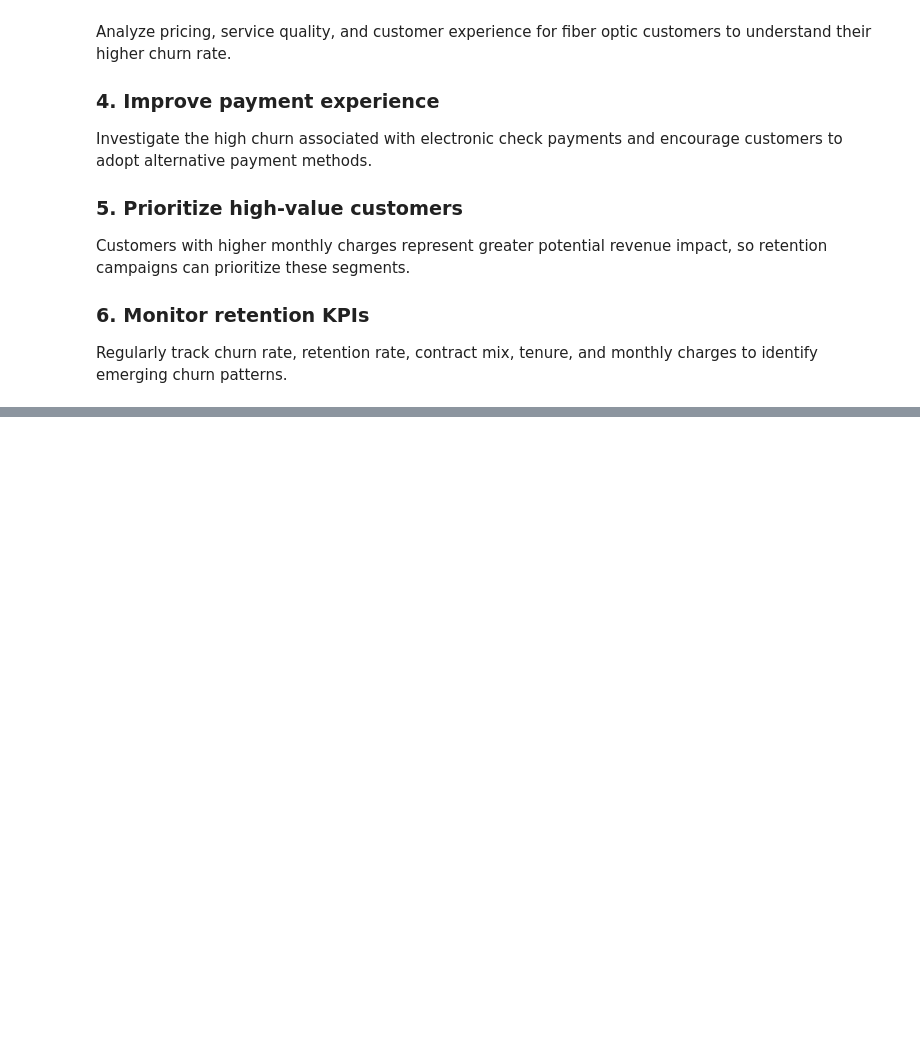
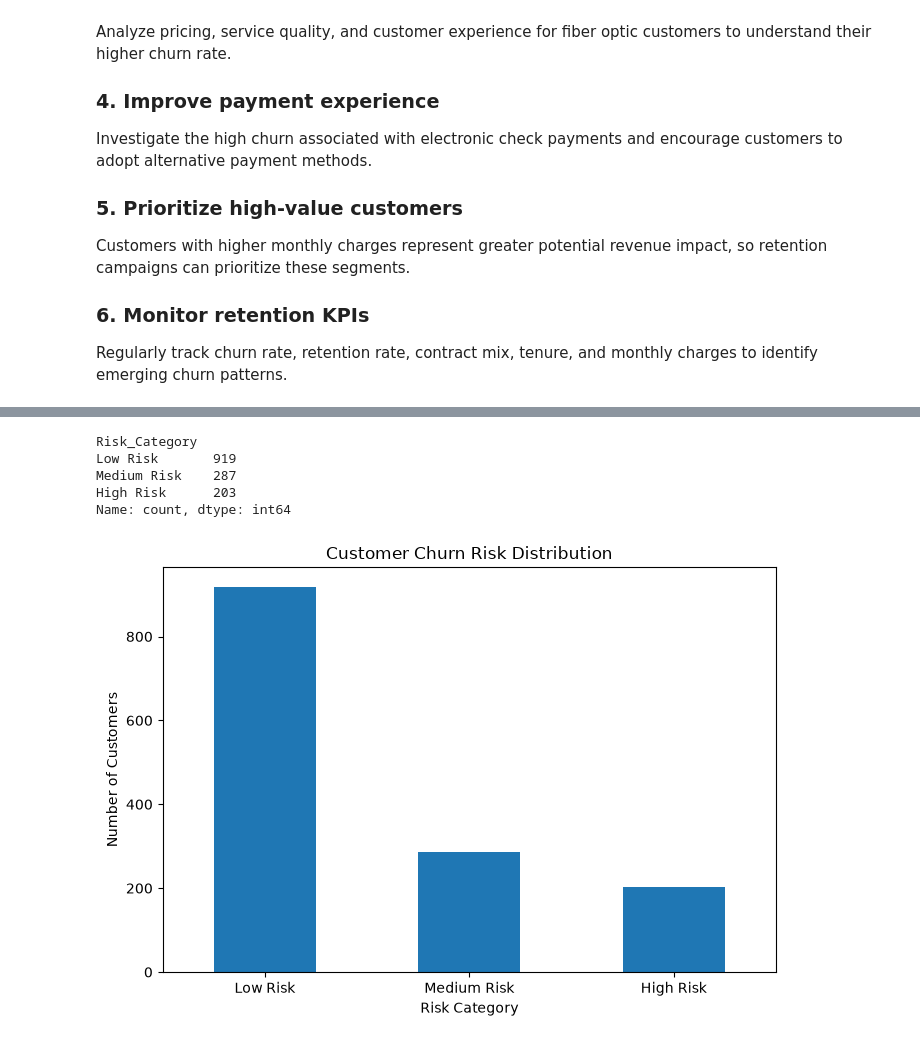
Before and after one commit to s-kamirkar/Customer-Churn-Retention-Analysis, a Jupyter notebook: notebooks/01_customer_churn_analysis.ipynb, the cells around one changed output, grey strips where cells are left out. Saved outputs shown, nothing was run; the diff lists cells and outputs as text; code cells hidden in the pictures; blank space fills up the shorter version.

```diff
--- a/notebooks/01_customer_churn_analysis.ipynb
+++ b/notebooks/01_customer_churn_analysis.ipynb
@@ -617,0 +1148,22 @@ Regularly track churn rate, retention rate, contract mix, tenure, and monthly ch
+# %%
+# Create a copy of the test dataset so we can attach predictions to customers
+risk_data = df.loc[X_test.index].copy()
+
+# Add the model's predicted probability of churn
+# This gives each customer a probability between 0 and 1
+risk_data["Churn_Probability"] = y_prob
+
+# Convert probabilities into practical customer risk categories
+# Less than 35% = Low Risk
+# 35% to 60% = Medium Risk
+# More than 60% = High Risk
+risk_data["Risk_Category"] = pd.cut(
+    risk_data["Churn_Probability"],
+    bins=[-float("inf"), 0.35, 0.60, float("inf")],
+    labels=["Low Risk", "Medium Risk", "High Risk"]
+)
+
+# Display the first 10 customers with their churn probability and risk category
+risk_data[
+    ["customerID", "Churn_Probability", "Risk_Category"]
+].head(10)
@@ -617,0 +1182,37 @@ Regularly track churn rate, retention rate, contract mix, tenure, and monthly ch
+# %%
+# Count how many customers fall into each churn risk category
+risk_counts = risk_data["Risk_Category"].value_counts()
+
+# Display the number of customers in each risk category
+risk_counts
+# %% [output]
+Risk_Category
+Low Risk       919
+Medium Risk    287
+High Risk      203
+Name: count, dtype: int64
+# %%
+# Count customers in each risk category
+risk_counts = risk_data["Risk_Category"].value_counts()
+
+# Create a bar chart showing the customer risk distribution
+plt.figure(figsize=(7, 5))
+
+# Plot the number of customers in each risk category
+risk_counts.plot(kind="bar")
+
+# Add labels and title
+plt.xlabel("Risk Category")
+plt.ylabel("Number of Customers")
+plt.title("Customer Churn Risk Distribution")
+
+# Rotate category labels for better readability
+plt.xticks(rotation=0)
+
+# Adjust the layout
+plt.tight_layout()
+
+# Display the chart
+plt.show()
+# %% [output]
+[figure, added]
```
Also changed, not shown: parts of 51 cells of this notebook.
